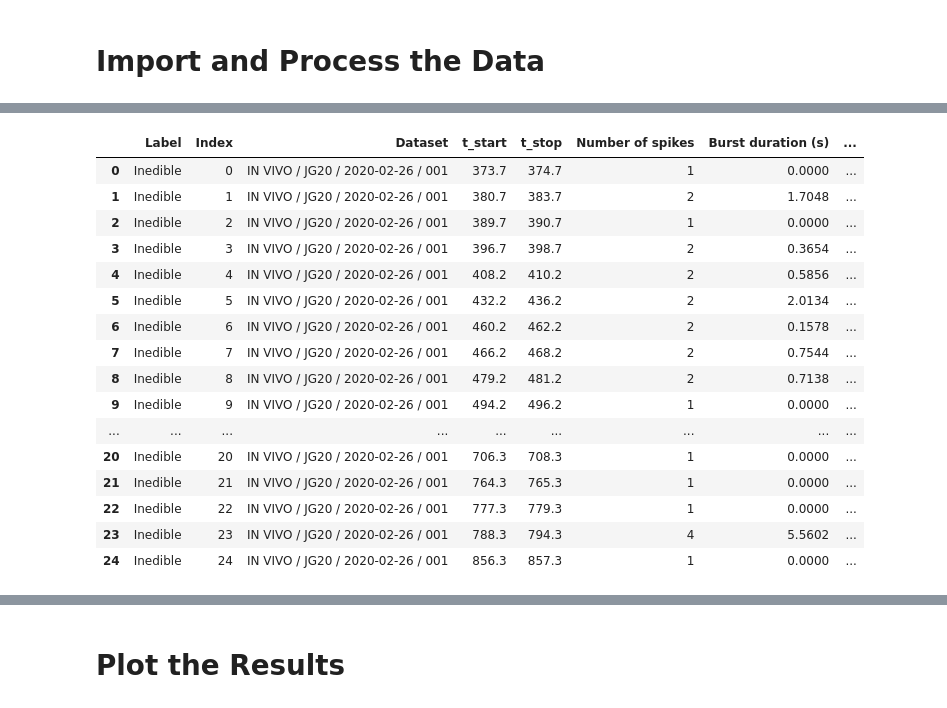
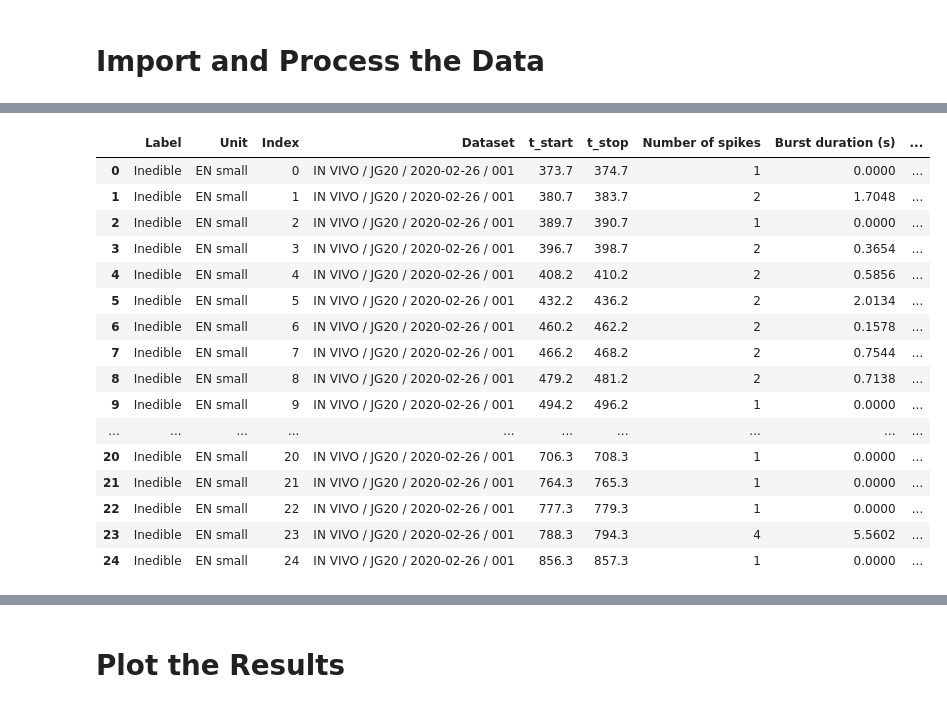
Before and after one commit to jpgill86/JG20-analysis, a Jupyter notebook: JG20_Analysis.ipynb, the cells around one changed output, grey strips where cells are left out. Drawn from its saved outputs; the diff is of its cells as text; code cells hidden in the pictures.

```diff
--- a/JG20_Analysis.ipynb
+++ b/JG20_Analysis.ipynb
@@ -88,9 +88,9 @@ def quantify_spiketrain(label, unit, time_windows):
             burst_duration = (last_spike-first_spike).rescale('s')
             mean_firing_freq = ((num_spikes-1)/(burst_duration)).rescale('Hz')
 
-        results += [(label, i, dataset, t_start, t_stop, num_spikes, float(burst_duration), float(mean_firing_freq))]
+        results += [(label, unit, i, dataset, t_start, t_stop, num_spikes, float(burst_duration), float(mean_firing_freq))]
 
-    columns = ['Label', 'Index', 'Dataset', 't_start', 't_stop', 'Number of spikes', 'Burst duration (s)', 'Mean firing frequency (Hz)']
+    columns = ['Label', 'Unit', 'Index', 'Dataset', 't_start', 't_stop', 'Number of spikes', 'Burst duration (s)', 'Mean firing frequency (Hz)']
     df = pd.DataFrame(results, columns=columns)
     return df
 # %% [markdown]
@@ -167,49 +167,49 @@ unit = 'EN small'
 time_windows = [
                 # Feb 26, Chart 001, swallowing netted nori
                 ('IN VIVO / JG20 / 2020-02-26 / 001', [373.7, 374.7]),
                 ('IN VIVO / JG20 / 2020-02-26 / 001', [380.7, 383.7]),
                 ('IN VIVO / JG20 / 2020-02-26 / 001', [389.7, 390.7]),
                 ('IN VIVO / JG20 / 2020-02-26 / 001', [396.7, 398.7]),
                 ('IN VIVO / JG20 / 2020-02-26 / 001', [408.2, 410.2]),
                 ('IN VIVO / JG20 / 2020-02-26 / 001', [432.2, 436.2]),
                 ('IN VIVO / JG20 / 2020-02-26 / 001', [460.2, 462.2]),
                 ('IN VIVO / JG20 / 2020-02-26 / 001', [466.2, 468.2]),
                 ('IN VIVO / JG20 / 2020-02-26 / 001', [479.2, 481.2]),
                 ('IN VIVO / JG20 / 2020-02-26 / 001', [494.2, 496.2]),
                 ('IN VIVO / JG20 / 2020-02-26 / 001', [501.2, 503.2]),
                 ('IN VIVO / JG20 / 2020-02-26 / 001', [534.2, 536.2]),
                 ('IN VIVO / JG20 / 2020-02-26 / 001', [541.2, 543.2]),
                 ('IN VIVO / JG20 / 2020-02-26 / 001', [547.2, 550.2]),
                 ('IN VIVO / JG20 / 2020-02-26 / 001', [561.2, 564.2]),
                 ('IN VIVO / JG20 / 2020-02-26 / 001', [583.2, 585.2]),
                 ('IN VIVO / JG20 / 2020-02-26 / 001', [591.2, 593.2]),
                 ('IN VIVO / JG20 / 2020-02-26 / 001', [664.2, 666.2]),
                 ('IN VIVO / JG20 / 2020-02-26 / 001', [680.2, 684.2]),
                 ('IN VIVO / JG20 / 2020-02-26 / 001', [688.3, 690.3]),
                 ('IN VIVO / JG20 / 2020-02-26 / 001', [706.3, 708.3]),
                 ('IN VIVO / JG20 / 2020-02-26 / 001', [764.3, 765.3]),
                 ('IN VIVO / JG20 / 2020-02-26 / 001', [777.3, 779.3]),
                 ('IN VIVO / JG20 / 2020-02-26 / 001', [788.3, 794.3]),
                 ('IN VIVO / JG20 / 2020-02-26 / 001', [856.3, 857.3]),
                 ]
 
-df_inedible = quantify_spiketrain(label, unit, time_windows)
-df_inedible
+df_en_inedible = quantify_spiketrain(label, unit, time_windows)
+df_en_inedible
 # %% [output]
-|  | Label | Index | Dataset | t_start | t_stop | Number of spikes | Burst duration (s) | ... |
-| 0 | Inedible | 0 | IN VIVO / JG20 / 2020-02-26 / 001 | 373.7 | 374.7 | 1 | 0.0000 | ... |
-| 1 | Inedible | 1 | IN VIVO / JG20 / 2020-02-26 / 001 | 380.7 | 383.7 | 2 | 1.7048 | ... |
-| 2 | Inedible | 2 | IN VIVO / JG20 / 2020-02-26 / 001 | 389.7 | 390.7 | 1 | 0.0000 | ... |
-| 3 | Inedible | 3 | IN VIVO / JG20 / 2020-02-26 / 001 | 396.7 | 398.7 | 2 | 0.3654 | ... |
-| 4 | Inedible | 4 | IN VIVO / JG20 / 2020-02-26 / 001 | 408.2 | 410.2 | 2 | 0.5856 | ... |
-| 5 | Inedible | 5 | IN VIVO / JG20 / 2020-02-26 / 001 | 432.2 | 436.2 | 2 | 2.0134 | ... |
-| 6 | Inedible | 6 | IN VIVO / JG20 / 2020-02-26 / 001 | 460.2 | 462.2 | 2 | 0.1578 | ... |
-| 7 | Inedible | 7 | IN VIVO / JG20 / 2020-02-26 / 001 | 466.2 | 468.2 | 2 | 0.7544 | ... |
-| 8 | Inedible | 8 | IN VIVO / JG20 / 2020-02-26 / 001 | 479.2 | 481.2 | 2 | 0.7138 | ... |
-| 9 | Inedible | 9 | IN VIVO / JG20 / 2020-02-26 / 001 | 494.2 | 496.2 | 1 | 0.0000 | ... |
-| ... | ... | ... | ... | ... | ... | ... | ... | ... |
-| 20 | Inedible | 20 | IN VIVO / JG20 / 2020-02-26 / 001 | 706.3 | 708.3 | 1 | 0.0000 | ... |
-| 21 | Inedible | 21 | IN VIVO / JG20 / 2020-02-26 / 001 | 764.3 | 765.3 | 1 | 0.0000 | ... |
-| 22 | Inedible | 22 | IN VIVO / JG20 / 2020-02-26 / 001 | 777.3 | 779.3 | 1 | 0.0000 | ... |
-| 23 | Inedible | 23 | IN VIVO / JG20 / 2020-02-26 / 001 | 788.3 | 794.3 | 4 | 5.5602 | ... |
-| 24 | Inedible | 24 | IN VIVO / JG20 / 2020-02-26 / 001 | 856.3 | 857.3 | 1 | 0.0000 | ... |
+|  | Label | Unit | Index | Dataset | t_start | t_stop | Number of spikes | Burst duration (s) | ... |
+| 0 | Inedible | EN small | 0 | IN VIVO / JG20 / 2020-02-26 / 001 | 373.7 | 374.7 | 1 | 0.0000 | ... |
+| 1 | Inedible | EN small | 1 | IN VIVO / JG20 / 2020-02-26 / 001 | 380.7 | 383.7 | 2 | 1.7048 | ... |
+| 2 | Inedible | EN small | 2 | IN VIVO / JG20 / 2020-02-26 / 001 | 389.7 | 390.7 | 1 | 0.0000 | ... |
+| 3 | Inedible | EN small | 3 | IN VIVO / JG20 / 2020-02-26 / 001 | 396.7 | 398.7 | 2 | 0.3654 | ... |
+| 4 | Inedible | EN small | 4 | IN VIVO / JG20 / 2020-02-26 / 001 | 408.2 | 410.2 | 2 | 0.5856 | ... |
+| 5 | Inedible | EN small | 5 | IN VIVO / JG20 / 2020-02-26 / 001 | 432.2 | 436.2 | 2 | 2.0134 | ... |
+| 6 | Inedible | EN small | 6 | IN VIVO / JG20 / 2020-02-26 / 001 | 460.2 | 462.2 | 2 | 0.1578 | ... |
+| 7 | Inedible | EN small | 7 | IN VIVO / JG20 / 2020-02-26 / 001 | 466.2 | 468.2 | 2 | 0.7544 | ... |
+| 8 | Inedible | EN small | 8 | IN VIVO / JG20 / 2020-02-26 / 001 | 479.2 | 481.2 | 2 | 0.7138 | ... |
+| 9 | Inedible | EN small | 9 | IN VIVO / JG20 / 2020-02-26 / 001 | 494.2 | 496.2 | 1 | 0.0000 | ... |
+| ... | ... | ... | ... | ... | ... | ... | ... | ... | ... |
+| 20 | Inedible | EN small | 20 | IN VIVO / JG20 / 2020-02-26 / 001 | 706.3 | 708.3 | 1 | 0.0000 | ... |
+| 21 | Inedible | EN small | 21 | IN VIVO / JG20 / 2020-02-26 / 001 | 764.3 | 765.3 | 1 | 0.0000 | ... |
+| 22 | Inedible | EN small | 22 | IN VIVO / JG20 / 2020-02-26 / 001 | 777.3 | 779.3 | 1 | 0.0000 | ... |
+| 23 | Inedible | EN small | 23 | IN VIVO / JG20 / 2020-02-26 / 001 | 788.3 | 794.3 | 4 | 5.5602 | ... |
+| 24 | Inedible | EN small | 24 | IN VIVO / JG20 / 2020-02-26 / 001 | 856.3 | 857.3 | 1 | 0.0000 | ... |
```
Also changed, not shown: parts of 15 cells of this notebook.
